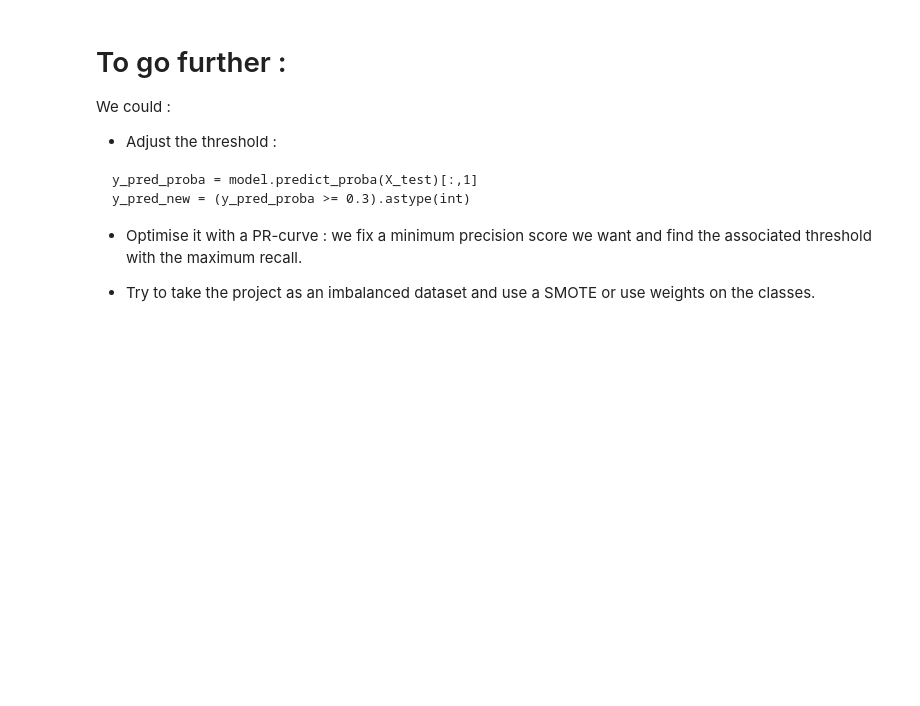
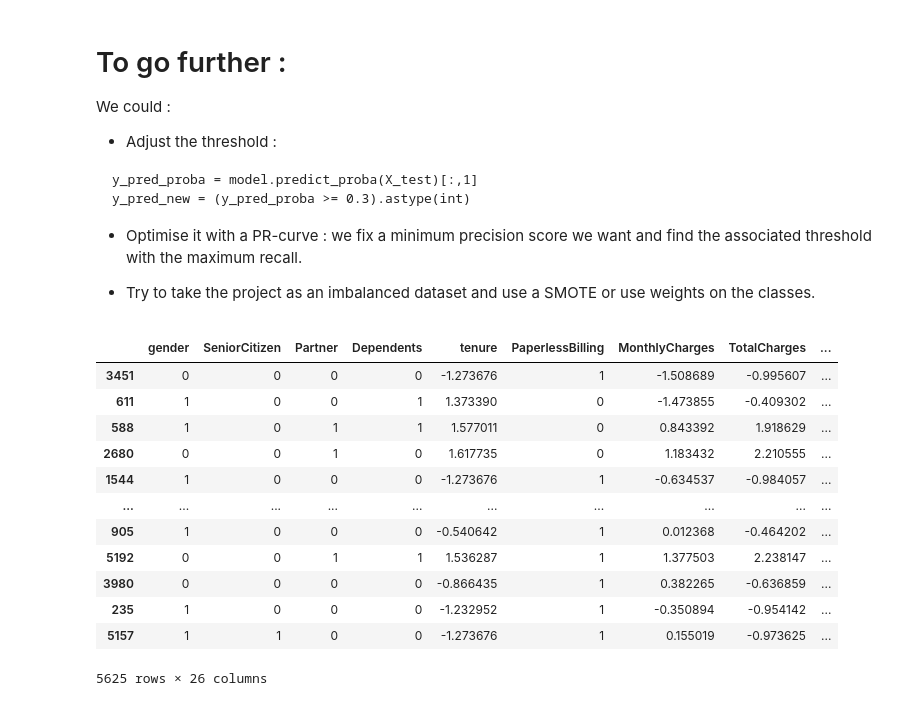
Before and after one commit to LoicLaffineur/Churn_Prediction_Telco, a Jupyter notebook: Telco_Churn_python.ipynb, the cells around one changed output. Saved outputs shown, nothing was run; the diff lists cells and outputs as text; code cells hidden in the pictures; blank space fills up the shorter version.

```diff
--- a/Telco_Churn_python.ipynb
+++ b/Telco_Churn_python.ipynb
@@ -904,3 +914,19 @@ y_pred_new = (y_pred_proba >= 0.3).astype(int)
 - Optimise it with a PR-curve : we fix a minimum precision score we want and find the associated threshold with the maximum recall.
 
 - Try to take the project as an imbalanced dataset and use a SMOTE or use weights on the classes.
+# %%
+X_train
+# %% [output]
+|  | gender | SeniorCitizen | Partner | Dependents | tenure | PaperlessBilling | MonthlyCharges | TotalCharges | ... |
+| 3451 | 0 | 0 | 0 | 0 | -1.273676 | 1 | -1.508689 | -0.995607 | ... |
+| 611 | 1 | 0 | 0 | 1 | 1.373390 | 0 | -1.473855 | -0.409302 | ... |
+| 588 | 1 | 0 | 1 | 1 | 1.577011 | 0 | 0.843392 | 1.918629 | ... |
+| 2680 | 0 | 0 | 1 | 0 | 1.617735 | 0 | 1.183432 | 2.210555 | ... |
+| 1544 | 1 | 0 | 0 | 0 | -1.273676 | 1 | -0.634537 | -0.984057 | ... |
+| ... | ... | ... | ... | ... | ... | ... | ... | ... | ... |
+| 905 | 1 | 0 | 0 | 0 | -0.540642 | 1 | 0.012368 | -0.464202 | ... |
+| 5192 | 0 | 0 | 1 | 1 | 1.536287 | 1 | 1.377503 | 2.238147 | ... |
+| 3980 | 0 | 0 | 0 | 0 | -0.866435 | 1 | 0.382265 | -0.636859 | ... |
+| 235 | 1 | 0 | 0 | 0 | -1.232952 | 1 | -0.350894 | -0.954142 | ... |
+| 5157 | 1 | 1 | 0 | 0 | -1.273676 | 1 | 0.155019 | -0.973625 | ... |
+5625 rows × 26 columns
```
Also changed, not shown: parts of 11 cells of this notebook.
